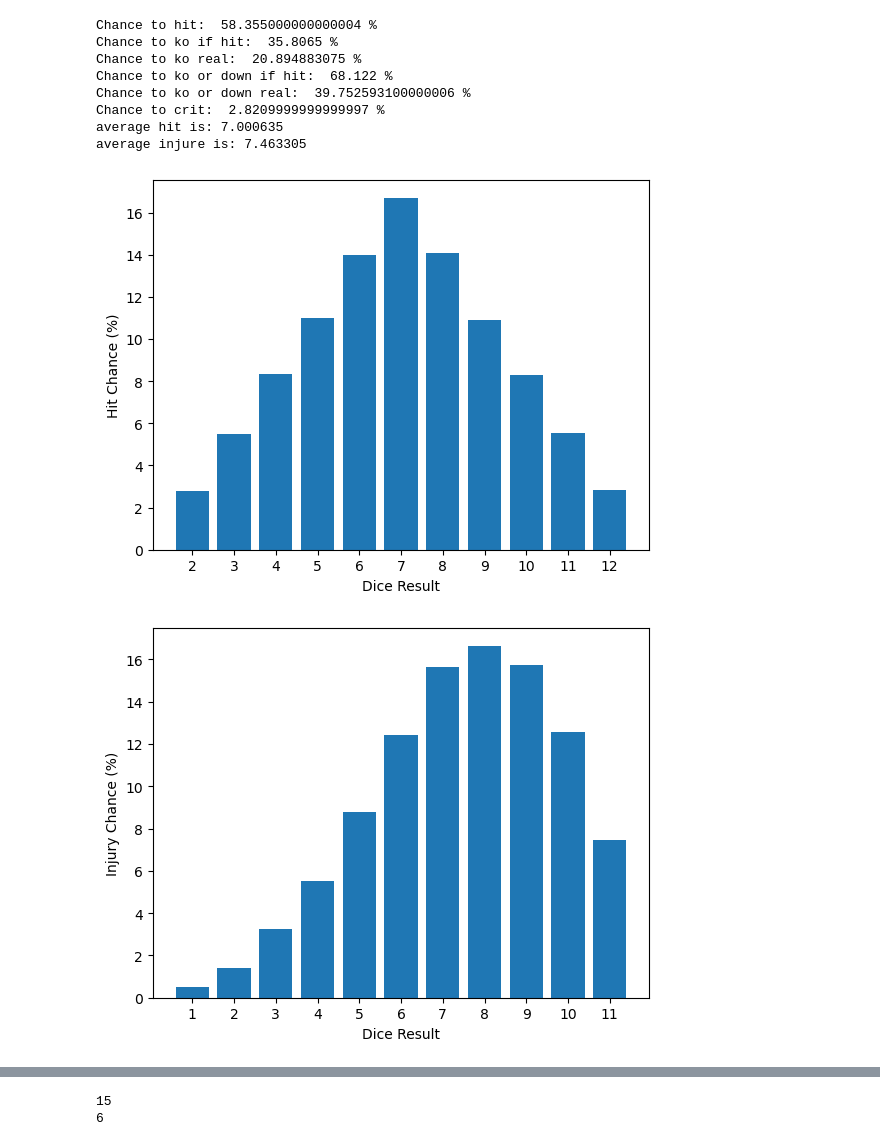
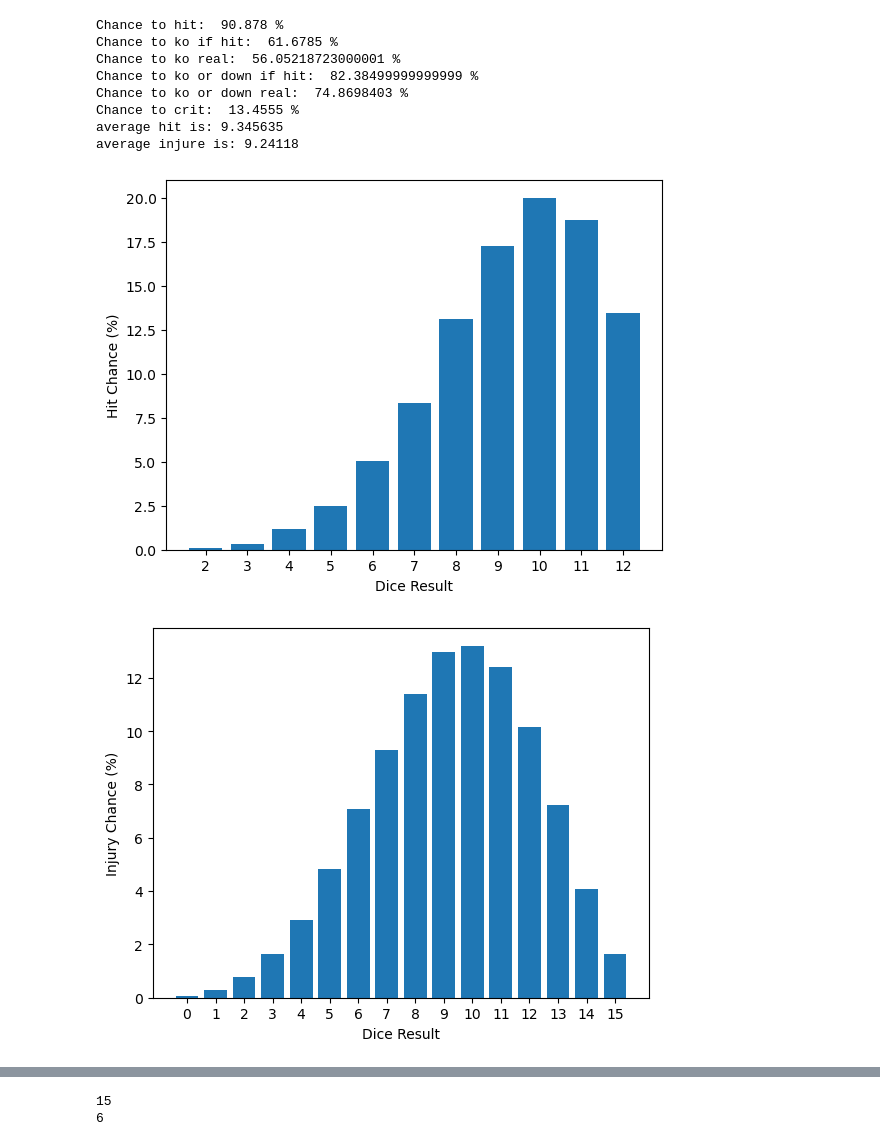
Before and after one commit to cdever01/table_top_stuff, a Jupyter notebook: Dice_math.ipynb, the cells around one changed output, grey strips where cells are left out. Saved outputs shown, nothing was run; the diff lists cells and outputs as text; code cells hidden in the pictures.

```diff
--- a/Dice_math.ipynb
+++ b/Dice_math.ipynb
@@ -6,16 +6,16 @@ import math
 import matplotlib as mat
 from matplotlib import pyplot as plt
 # %%
-nda=2
-ndi=3
+nda=4
+ndi=4
 aminus=False
 iminus=False
 aresults = []
 iresults = []
 adrops=nda-2
 idrops=ndi-2
-armor=1
-bb=False
+armor=3
+bb=True
 hit=[]
 crit=[]
 out=[]
@@ -36,9 +36,12 @@ for i in range(200000):
         roll = random.randint(1,6)
         irolls.append(roll)
     if bb:
-        roll = random.randint(1,6)
-        irolls.append(roll)
-    while len(irolls) > 2:
+        #roll = random.randint(1,6)
+        #irolls.append(roll)
+        kdi=3
+    else:
+        kdi=2
+    while len(irolls) > kdi:
         if iminus:
             irolls.remove(max(irolls))
         else:
@@ -80,42 +83,42 @@ print('Chance to ko or down if hit: ', doro*100, '%')
 print('Chance to ko or down real: ', hdoper*100, '%')
 print('Chance to crit: ', np.mean(crit)*100, '%')
 print('average hit is:', np.mean(aresults))
 print('average injure is:', np.mean(iresults))
 
 die, co = np.unique(aresults, return_counts=True)
 tot = sum(co)
 pc=[]
 for i in range(len(die)):
     pc.append(co[i]/tot*100)
 #    print('% chance of', di[i], 'is', co[i]/tot*100, '%')
 plt.bar(die,pc)
 plt.xticks(die)
 plt.xlabel('Dice Result')
 plt.ylabel('Hit Chance (%)')
 plt.show()
 plt.close()
 
 die, ci = np.unique(iresults, return_counts=True)
 toti = sum(ci)
 pci=[]
 for i in range(len(die)):
     pci.append(ci[i]/toti*100)
 plt.bar(die,pci)
 plt.xticks(die)
 plt.xlabel('Dice Result')
 plt.ylabel('Injury Chance (%)')
 plt.show()
 plt.close()
 # %% [output]
-Chance to hit:  58.355000000000004 %
-Chance to ko if hit:  35.8065 %
-Chance to ko real:  20.894883075 %
-Chance to ko or down if hit:  68.122 %
-Chance to ko or down real:  39.752593100000006 %
-Chance to crit:  2.8209999999999997 %
-average hit is: 7.000635
-average injure is: 7.463305
+Chance to hit:  90.878 %
+Chance to ko if hit:  61.6785 %
+Chance to ko real:  56.05218723000001 %
+Chance to ko or down if hit:  82.38499999999999 %
+Chance to ko or down real:  74.8698403 %
+Chance to crit:  13.4555 %
+average hit is: 9.345635
+average injure is: 9.24118
-[figure, old version]
+[figure, new version]
-[figure, old version]
+[figure, new version]
 # %%
 target_s=1
```
Also changed, not shown: parts of 2 cells of this notebook.
